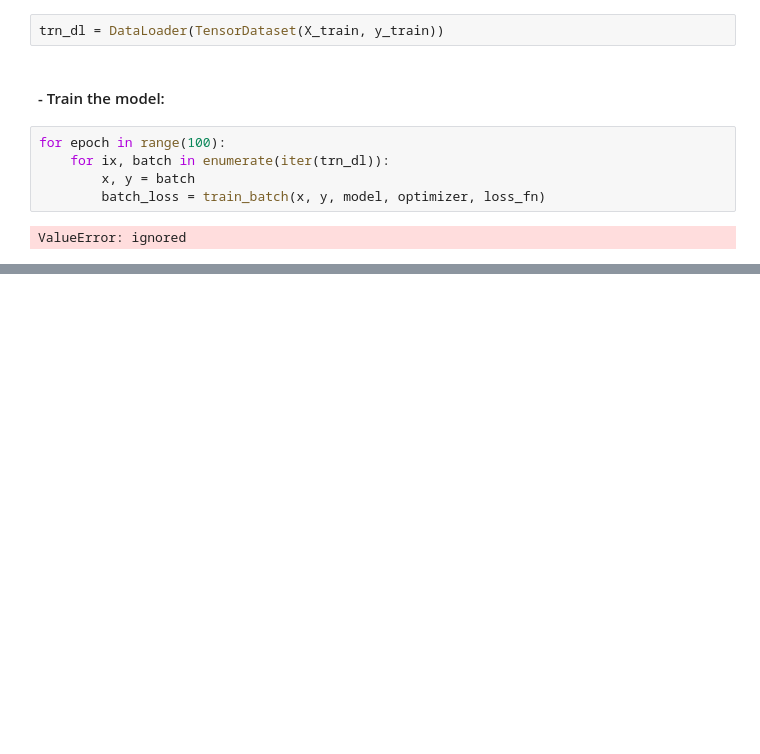
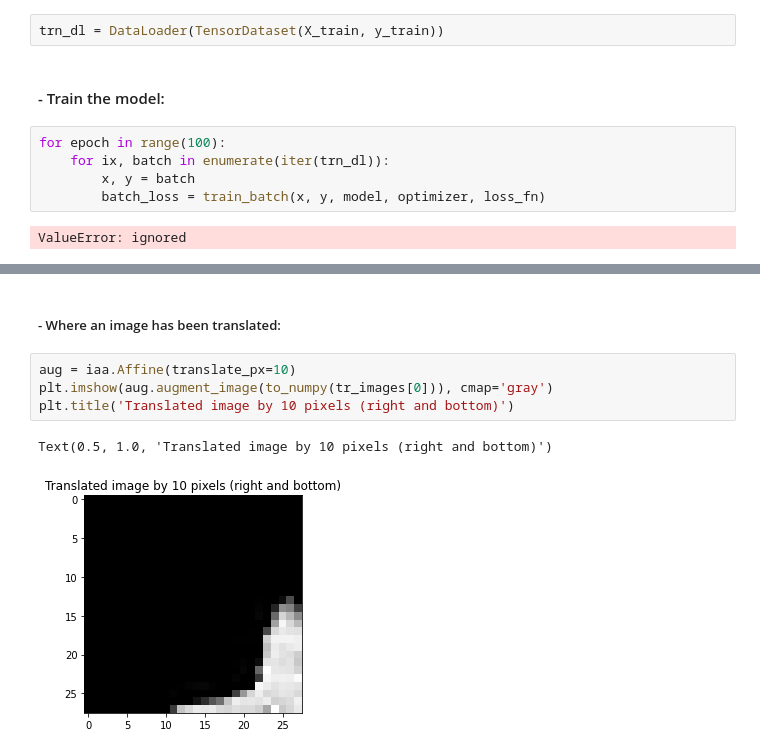
Before and after one commit to ahmadSoliman94/Artificial-Intelligence, a Jupyter notebook: DL/Modern Computer Vision with Pytorch/4. Object_Classification,_Detection_and_Segmentation.ipynb, the cells around one changed output, grey strips where cells are left out. Drawn from its saved outputs; the diff is of its cells as text; blank space fills up the shorter version.

```diff
--- a/DL/Modern Computer Vision with Pytorch/4. Object_Classification,_Detection_and_Segmentation.ipynb
+++ b/DL/Modern Computer Vision with Pytorch/4. Object_Classification,_Detection_and_Segmentation.ipynb
@@ -281,0 +352,9 @@ ValueError: ignored
+# %% [markdown]
+##### - Where an image has been translated:
+# %%
+aug = iaa.Affine(translate_px=10)
+plt.imshow(aug.augment_image(to_numpy(tr_images[0])), cmap='gray')
+plt.title('Translated image by 10 pixels (right and bottom)')
+# %% [output]
+Text(0.5, 1.0, 'Translated image by 10 pixels (right and bottom)')
+[figure, added]
```
Also changed, not shown: parts of 25 cells of this notebook.
